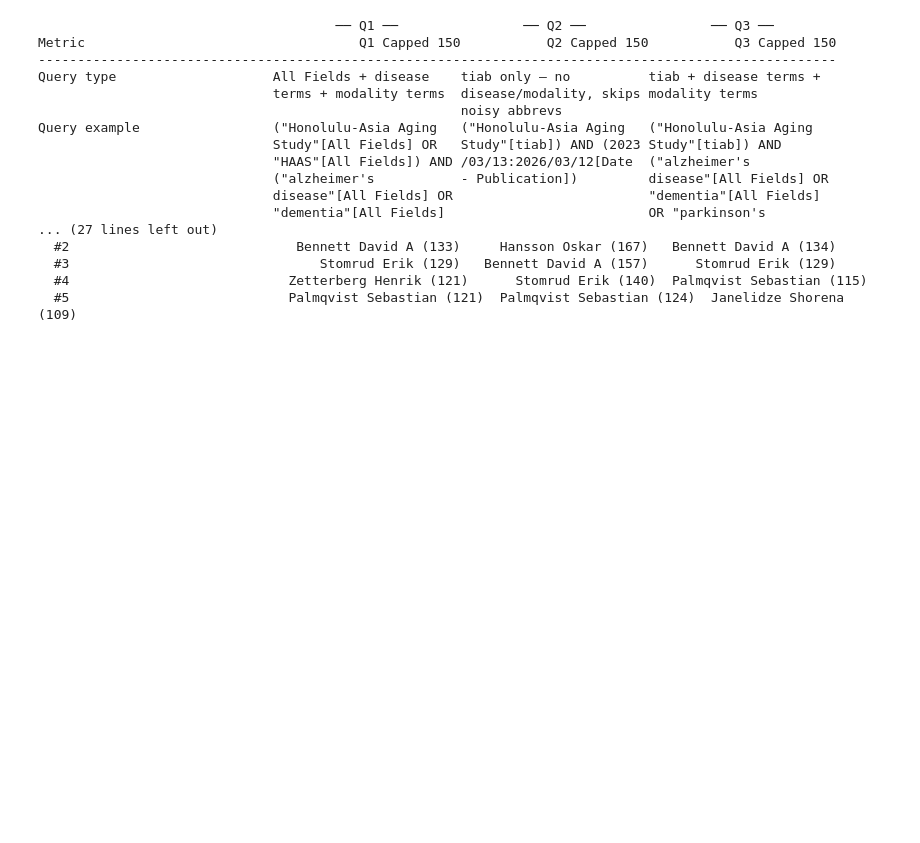
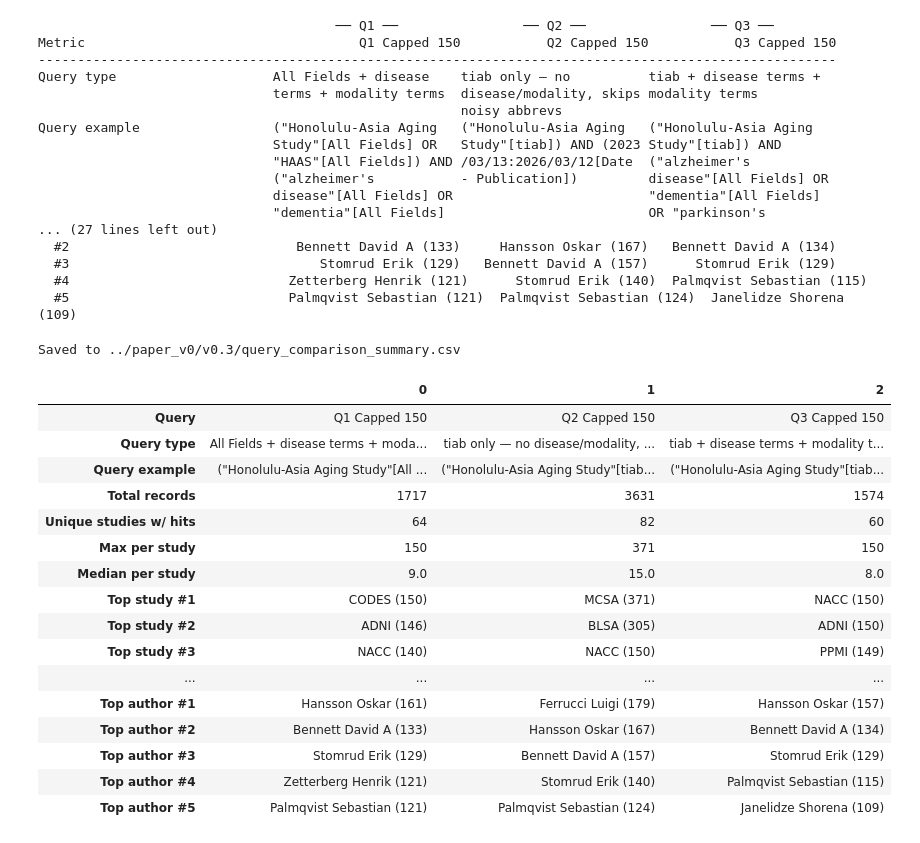
Before and after one commit to NIH-CARD/CARD_catalog_v0, a Jupyter notebook: scripts/Summary_stats_query_method.ipynb, the cells around one changed output. Cells and saved outputs as stored; diff of their text form; code cells hidden in the pictures; blank space fills up the shorter version.

```diff
--- a/scripts/Summary_stats_query_method.ipynb
+++ b/scripts/Summary_stats_query_method.ipynb
@@ -126,5 +126,61 @@ Query example                 ("Honolulu-Asia Aging   ("Honolulu-Asia Aging   ("
   #3                                Stomrud Erik (129)   Bennett David A (157)      Stomrud Erik (129)
   #4                            Zetterberg Henrik (121)      Stomrud Erik (140)  Palmqvist Sebastian (115)
   #5                            Palmqvist Sebastian (121)  Palmqvist Sebastian (124)  Janelidze Shorena (109)
+# %%
+# export summary statistics table as CSV
+rows = []
+
+query_types = {
+    "Q1 Capped 150": "All Fields + disease terms + modality terms",
+    "Q2 Capped 150": "tiab only — no disease/modality, skips noisy abbrevs",
+    "Q3 Capped 150": "tiab + disease terms + modality terms",
+}
+query_examples = {
+    "Q1 Capped 150": q1_example,
+    "Q2 Capped 150": q2_example,
+    "Q3 Capped 150": q3_example,
+}
+
+for label in labels:
+    m = metrics[label]
+    row = {
+        "Query":             label,
+        "Query type":        query_types[label],
+        "Query example":     query_examples[label],
+        "Total records":     m["Total records"],
+        "Unique studies w/ hits": m["Unique studies w/ hits"],
+        "Max per study":     m["Max per study"],
+        "Median per study":  m["Median per study"],
+    }
+    for i, val in enumerate(m["top10"], 1):
+        row[f"Top study #{i}"] = val
+    for i, val in enumerate(m["top5_authors"], 1):
+        row[f"Top author #{i}"] = val
+    rows.append(row)
+
+export_df = pd.DataFrame(rows).T
+out_path = "../paper_v0/v0.3/query_comparison_summary.csv"
+export_df.to_csv(out_path, index=False)
+print(f"Saved to {out_path}")
+export_df
+# %% [output]
+Saved to ../paper_v0/v0.3/query_comparison_summary.csv
+|  | 0 | 1 | 2 |
+| Query | Q1 Capped 150 | Q2 Capped 150 | Q3 Capped 150 |
+| Query type | All Fields + disease terms + moda... | tiab only — no disease/modality, ... | tiab + disease terms + modality t... |
+| Query example | ("Honolulu-Asia Aging Study"[All ... | ("Honolulu-Asia Aging Study"[tiab... | ("Honolulu-Asia Aging Study"[tiab... |
+| Total records | 1717 | 3631 | 1574 |
+| Unique studies w/ hits | 64 | 82 | 60 |
+| Max per study | 150 | 371 | 150 |
+| Median per study | 9.0 | 15.0 | 8.0 |
+| Top study #1 | CODES (150) | MCSA (371) | NACC (150) |
+| Top study #2 | ADNI (146) | BLSA (305) | ADNI (150) |
+| Top study #3 | NACC (140) | NACC (150) | PPMI (149) |
+| ... | ... | ... | ... |
+| Top author #1 | Hansson Oskar (161) | Ferrucci Luigi (179) | Hansson Oskar (157) |
+| Top author #2 | Bennett David A (133) | Hansson Oskar (167) | Bennett David A (134) |
+| Top author #3 | Stomrud Erik (129) | Bennett David A (157) | Stomrud Erik (129) |
+| Top author #4 | Zetterberg Henrik (121) | Stomrud Erik (140) | Palmqvist Sebastian (115) |
+| Top author #5 | Palmqvist Sebastian (121) | Palmqvist Sebastian (124) | Janelidze Shorena (109) |
 # %%
 import matplotlib.ticker as ticker
```
Also changed, not shown: parts of 3 cells of this notebook, 5 other files.
